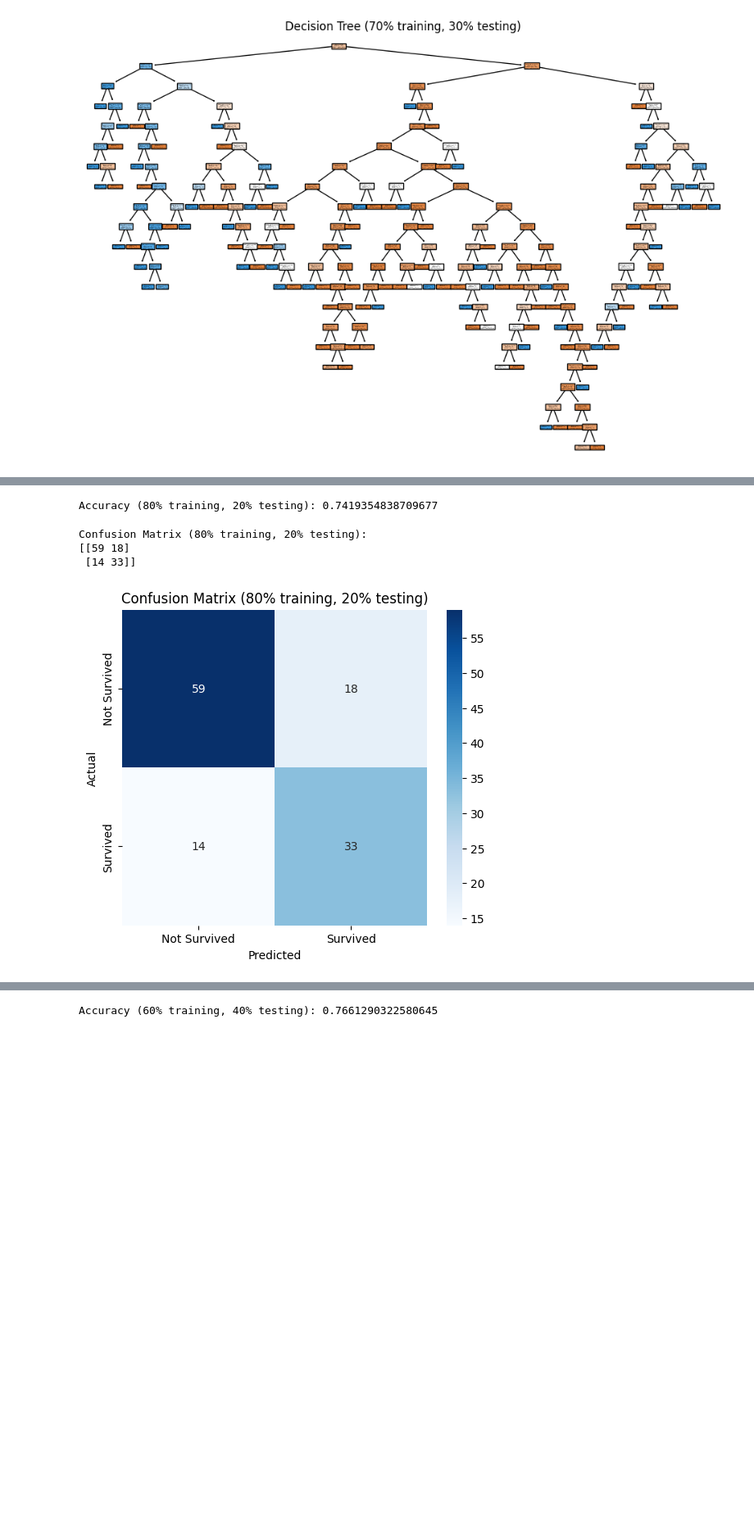
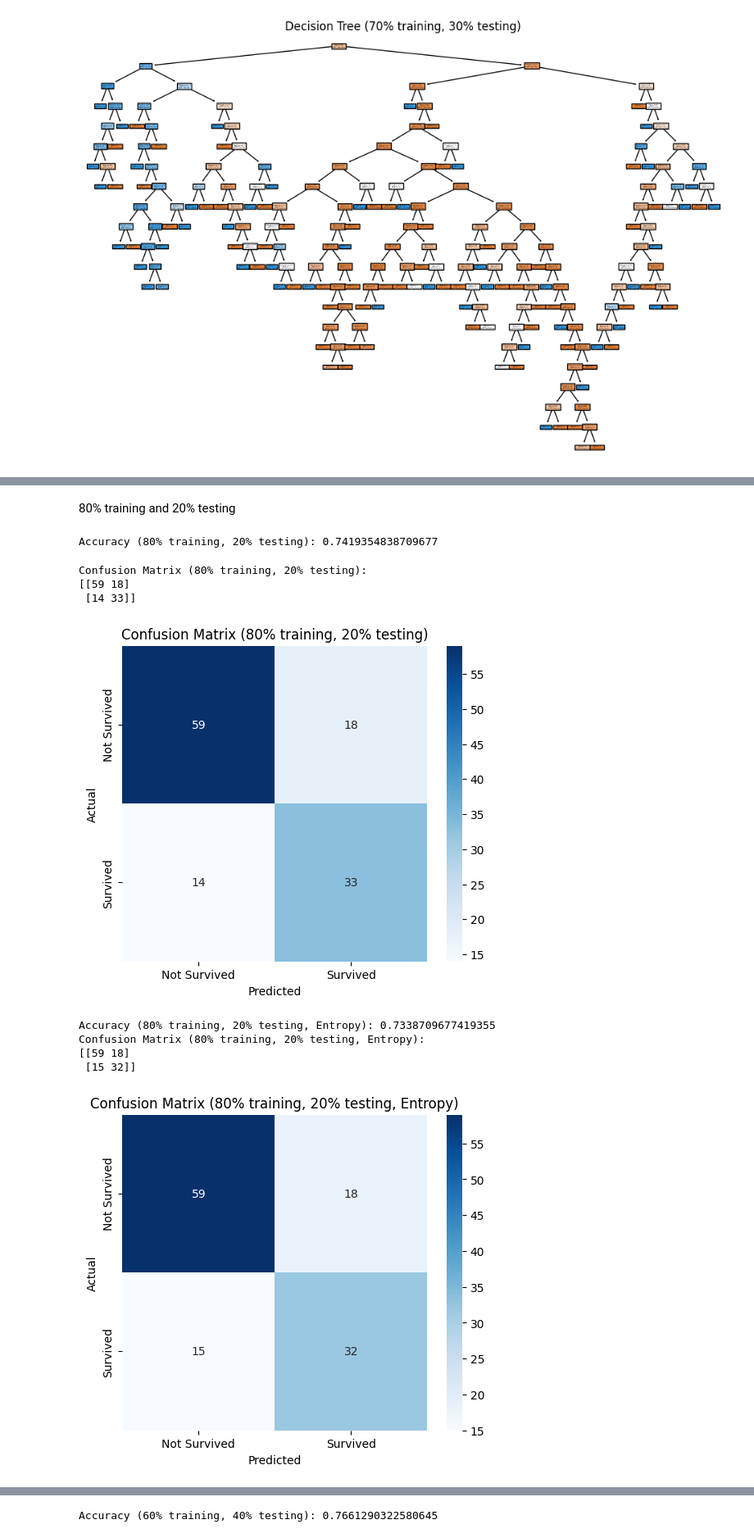
Before and after one commit to Leenasmk3/IT326-DataMining-Project, a Jupyter notebook: phase3.ipynb, the cells around one changed output, grey strips where cells are left out. Shown at 82% size. Cells and saved outputs as stored; diff of their text form; code cells hidden in the pictures; blank space fills up the shorter version.

```diff
--- a/phase3.ipynb
+++ b/phase3.ipynb
@@ -218,3 +277,5 @@ plt.show()
+# %% [markdown]
+80% training and 20% testing
 # %%
 # 2. Split data into 80% training and 20% testing
 X_train_80, X_test_20, y_train_80, y_test_20 = train_test_split(X, y, test_size=0.2, random_state=42)
@@ -230,15 +291,11 @@ accuracy_80 = accuracy_score(y_test_20, y_pred_80)
 print(f'Accuracy (80% training, 20% testing): {accuracy_80}')
 # %% [output]
 Accuracy (80% training, 20% testing): 0.7419354838709677
-# %%
-cm_80 = confusion_matrix(y_test_20, y_pred_80)
-print("Confusion Matrix (80% training, 20% testing):")
-print(cm_80)
-# %% [output]
-Confusion Matrix (80% training, 20% testing):
-[[59 18]
- [14 33]]
 # %%
+cm_80 = confusion_matrix(y_test_20, y_pred_80)
+print("Confusion Matrix (80% training, 20% testing):")
+print(cm_80)
+
 plt.figure(figsize=(6, 5))
 sns.heatmap(cm_80, annot=True, fmt='d', cmap='Blues', xticklabels=['Not Survived', 'Survived'], yticklabels=['Not Survived', 'Survived'])
 plt.title('Confusion Matrix (80% training, 20% testing)')
@@ -246,7 +303,39 @@ plt.xlabel('Predicted')
 plt.ylabel('Actual')
 plt.show()
 # %% [output]
+Confusion Matrix (80% training, 20% testing):
+[[59 18]
+ [14 33]]
 [figure]
+# %%
+# 80% training, 20% testing using Entropy
+
+model_80_entropy = DecisionTreeClassifier(criterion='entropy', random_state=42)
+model_80_entropy.fit(X_train_80, y_train_80)
+
+y_pred_80_entropy = model_80_entropy.predict(X_test_20)
+
+accuracy_80_entropy = accuracy_score(y_test_20, y_pred_80_entropy)
+print(f'Accuracy (80% training, 20% testing, Entropy): {accuracy_80_entropy}')
+
+cm_80_entropy = confusion_matrix(y_test_20, y_pred_80_entropy)
+print("Confusion Matrix (80% training, 20% testing, Entropy):")
+print(cm_80_entropy)
+
+plt.figure(figsize=(6, 5))
+sns.heatmap(cm_80_entropy, annot=True, fmt='d', cmap='Blues',
+            xticklabels=['Not Survived', 'Survived'],
+            yticklabels=['Not Survived', 'Survived'])
+plt.title('Confusion Matrix (80% training, 20% testing, Entropy)')
+plt.xlabel('Predicted')
+plt.ylabel('Actual')
+plt.show()
+# %% [output]
+Accuracy (80% training, 20% testing, Entropy): 0.7338709677419355
+Confusion Matrix (80% training, 20% testing, Entropy):
+[[59 18]
+ [15 32]]
+[figure, added]
 # %%
 plt.figure(figsize=(12, 8))
 plot_tree(model_80, filled=True, feature_names=X.columns, class_names=['Not Survived', 'Survived'])
```
Also changed, not shown: parts of 9 cells of this notebook.
